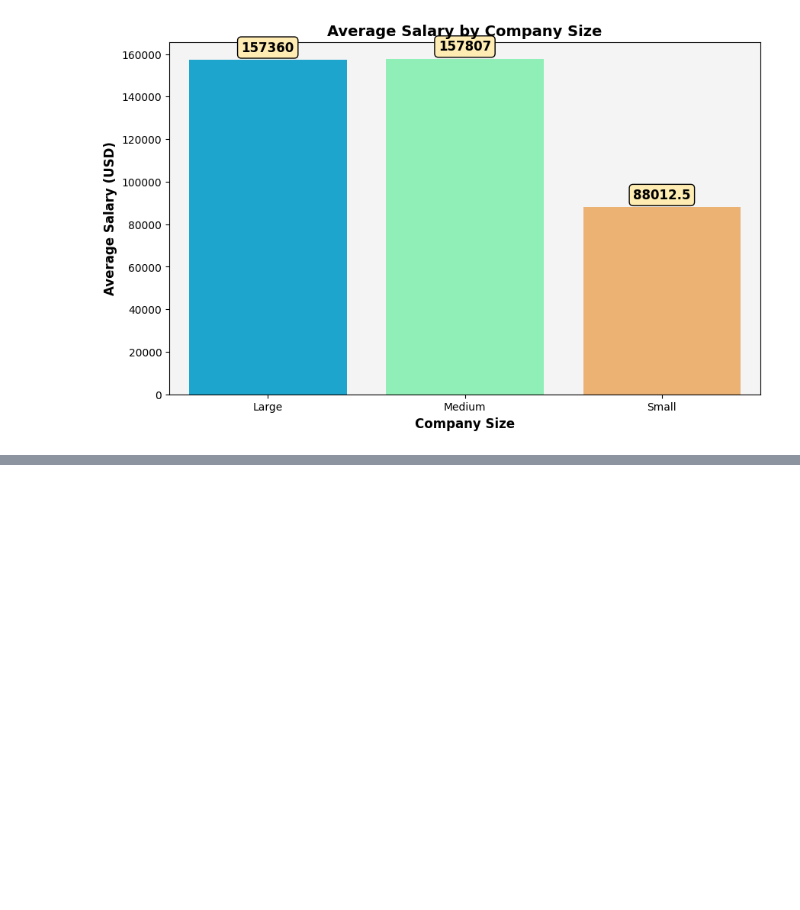
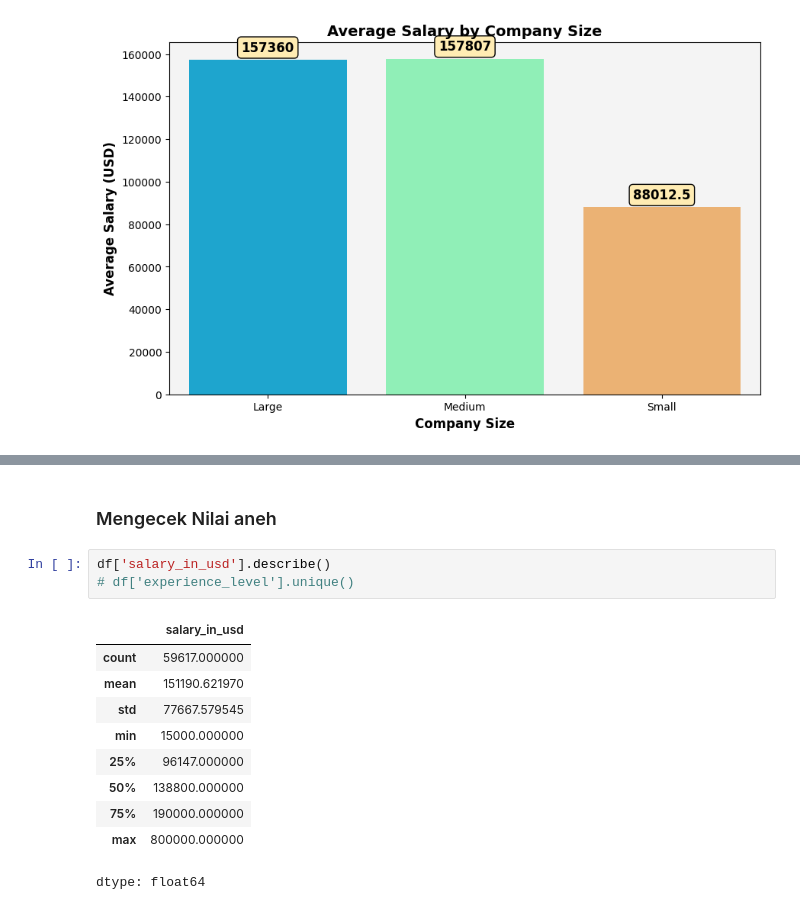
Before and after one commit to TsangCahya/ds-project, a Jupyter notebook: Lidia.ipynb, the cells around one changed output, grey strips where cells are left out. Drawn from its saved outputs; the diff is of its cells as text; blank space fills up the shorter version.

```diff
--- a/Lidia.ipynb
+++ b/Lidia.ipynb
@@ -514,0 +571,16 @@ Passing `palette` without assigning `hue` is deprecated and will be removed in v
+# %% [markdown]
+### Mengecek Nilai aneh
+# %%
+df['salary_in_usd'].describe()
+# df['experience_level'].unique()
+# %% [output]
+|  | salary_in_usd |
+| count | 59617.000000 |
+| mean | 151190.621970 |
+| std | 77667.579545 |
+| min | 15000.000000 |
+| 25% | 96147.000000 |
+| 50% | 138800.000000 |
+| 75% | 190000.000000 |
+| max | 800000.000000 |
+dtype: float64
```
Also changed, not shown: parts of 20 cells of this notebook.
